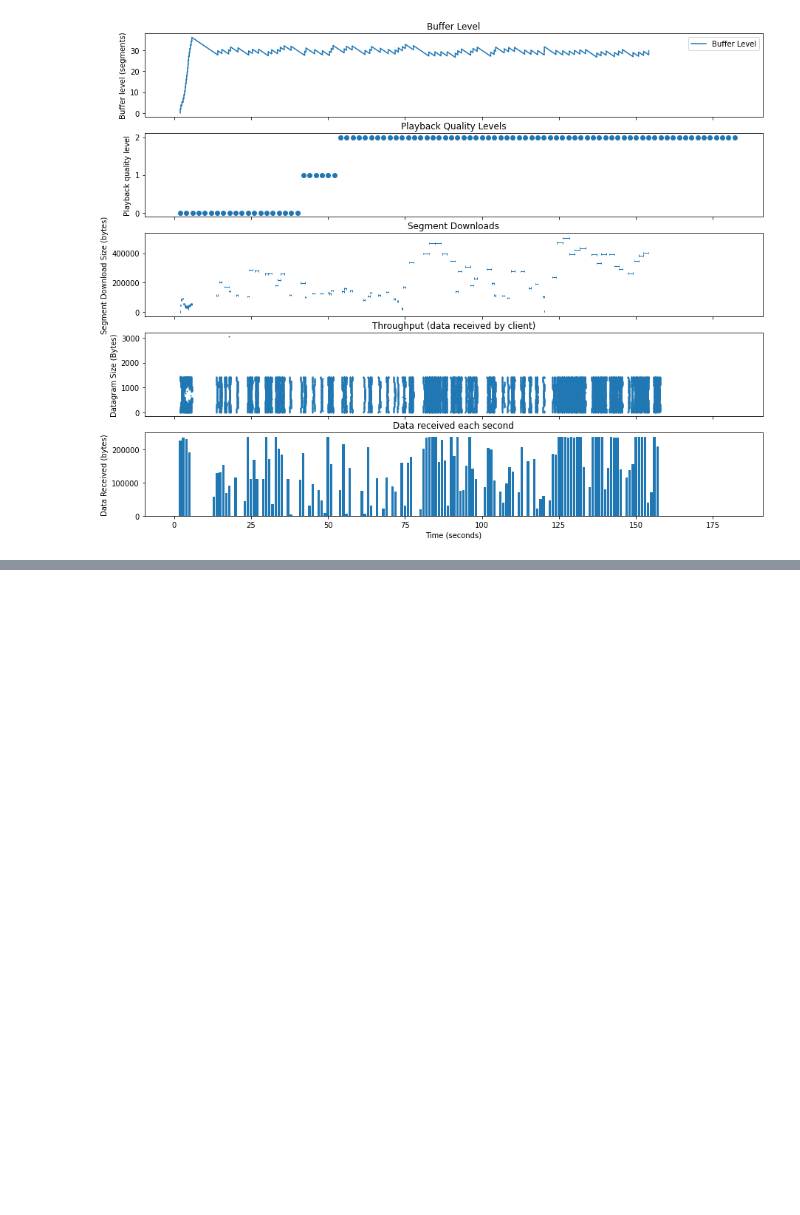
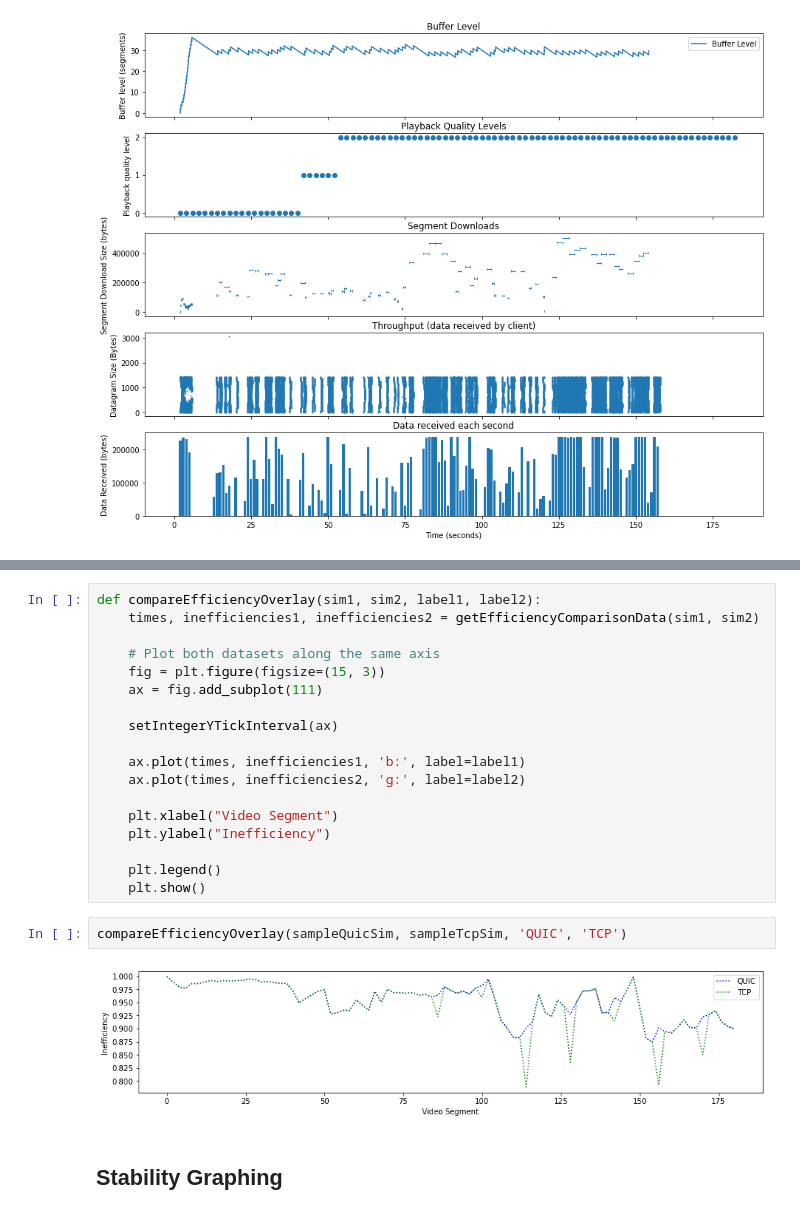
Before and after one commit to jkirkwin/499-Visualization, a Jupyter notebook: GraphHelpers.ipynb, the cells around one changed output, grey strips where cells are left out. Saved outputs shown, nothing was run; the diff lists cells and outputs as text; blank space fills up the shorter version.

```diff
--- a/GraphHelpers.ipynb
+++ b/GraphHelpers.ipynb
@@ -405,0 +472,24 @@ Malformed buffer underflow log. Likely that QUIC failed near time 184.045
+# %%
+def compareEfficiencyOverlay(sim1, sim2, label1, label2):
+    times, inefficiencies1, inefficiencies2 = getEfficiencyComparisonData(sim1, sim2)
+
+    # Plot both datasets along the same axis
+    fig = plt.figure(figsize=(15, 3))
+    ax = fig.add_subplot(111)
+
+    setIntegerYTickInterval(ax)
+
+    ax.plot(times, inefficiencies1, 'b:', label=label1)
+    ax.plot(times, inefficiencies2, 'g:', label=label2)
+
+    plt.xlabel("Video Segment")
+    plt.ylabel("Inefficiency")
+
+    plt.legend()
+    plt.show()
+# %%
+compareEfficiencyOverlay(sampleQuicSim, sampleTcpSim, 'QUIC', 'TCP')
+# %% [output]
+[figure, added]
+# %% [markdown]
+## Stability Graphing
```
Also changed, not shown: parts of 10 cells of this notebook, 1 other file.
